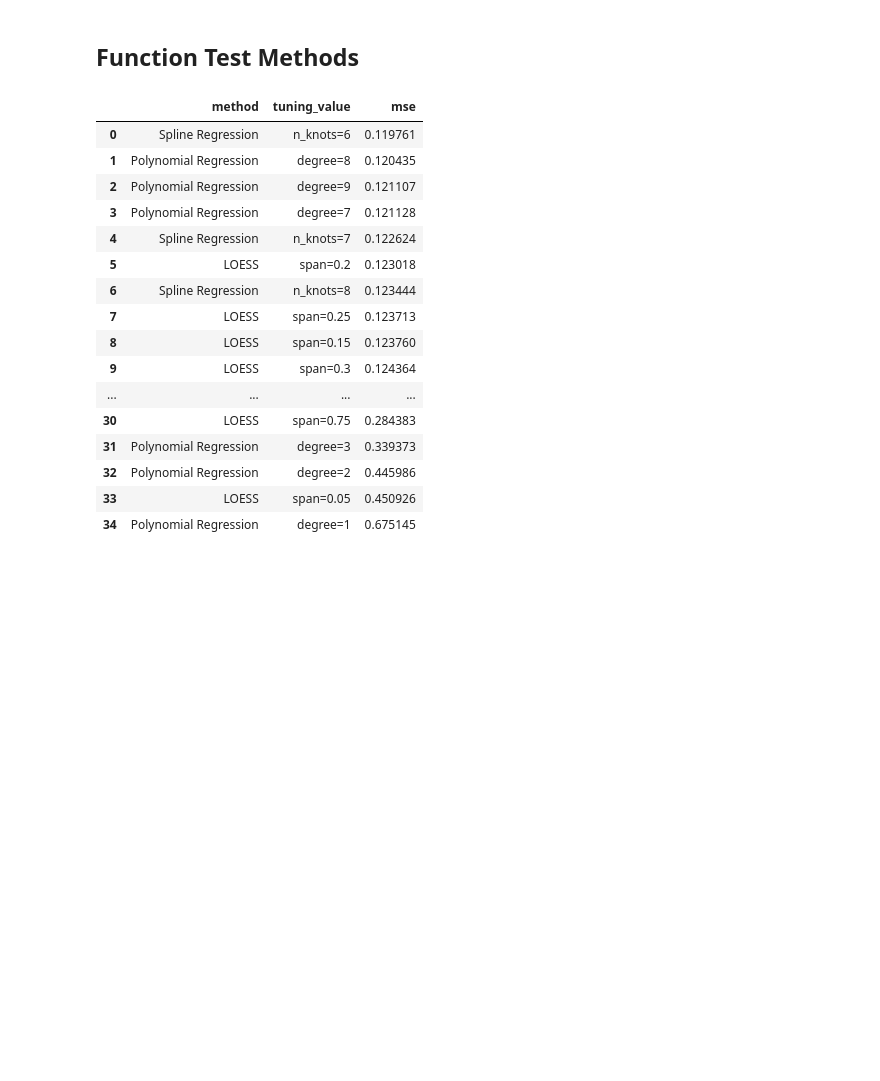
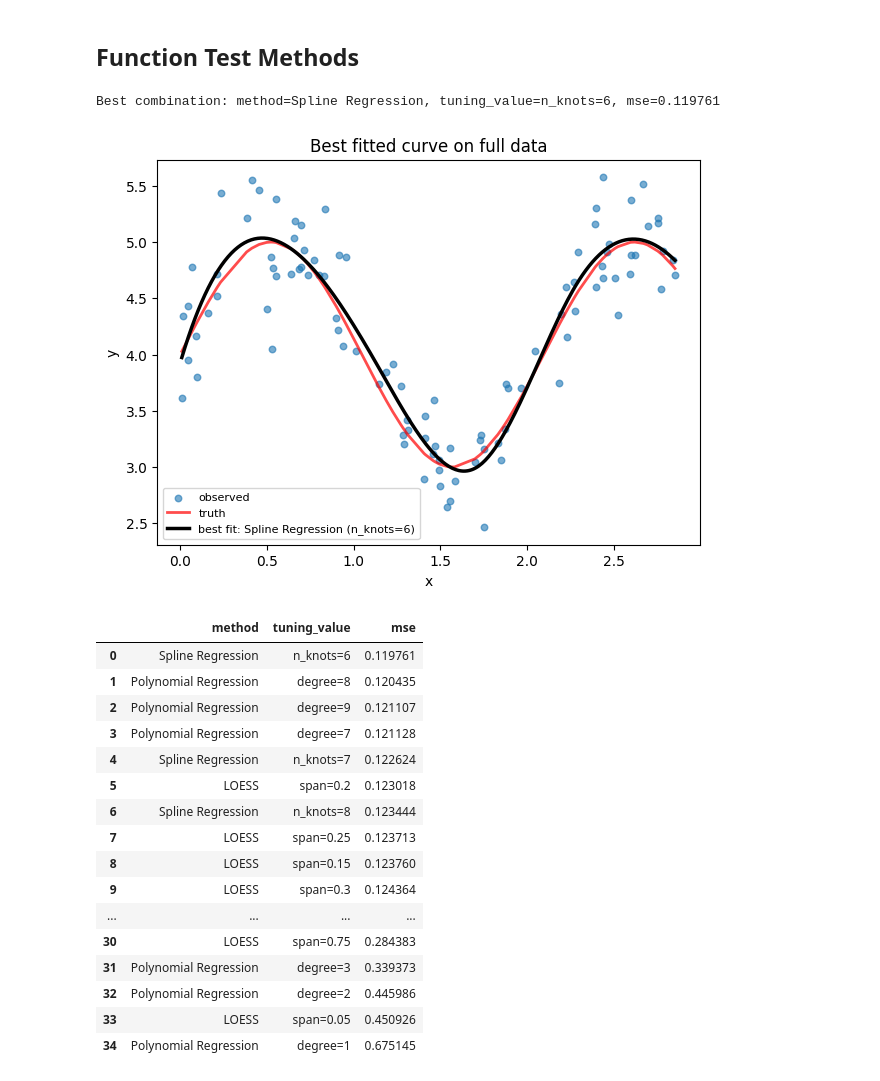
Before and after one commit to sking115422/stat_8330_final_review, a Jupyter notebook: final_exam_practice/exam1_new/p1.ipynb, the cells around one changed output. Cells and saved outputs as stored; diff of their text form; code cells hidden in the pictures; blank space fills up the shorter version.

```diff
--- a/final_exam_practice/exam1_new/p1.ipynb
+++ b/final_exam_practice/exam1_new/p1.ipynb
@@ -261,0 +360,2 @@ fit_spline(X, y, "kfold", 3)
+# %%
+fit_lasso(X, y, "kfold", 0.1,)
@@ -402,0 +546,5 @@ fit_loess(X, y, "kfold", .1)
+# %%
+def _get_tuning_number(tuning_value):
+    """Extract the numeric part from strings like 'degree=3' or 'span=0.2'."""
+
+    return float(str(tuning_value).split("=")[1])
@@ -403,13 +647,11 @@ fit_loess(X, y, "kfold", .1)
 # %%
-def test_methods(data, cv_type="kfold", k=5, seed=RANDOM_SEED):
+def test_methods(data, cv_type="kfold", k=5, seed=RANDOM_SEED, plot_fit=False):
+    """Test all candidate methods across tuning grids and return a sorted MSE table."""
 
-    X_test = data[["x"]].to_numpy()
-    y_test = data["y"].to_numpy()
-    X_test = np.asarray(X_test)
-    if X_test.ndim == 1:
-        X_test = X_test.reshape(-1, 1)
-    y_test = np.asarray(y_test).reshape(-1)
+    # Normalize the input into arrays usable by every helper function.
+    X_test, y_test = _get_xy_from_data(data)
 
+    # Candidate tuning grids. They are intentionally moderate so the whole search is quick.
     tuning_grids = {
         "Polynomial Regression": range(1, 11),
         "Spline Regression": range(3, 11),
@@ -417,8 +659,10 @@ def test_methods(data, cv_type="kfold", k=5, seed=RANDOM_SEED):
         "LOESS": [0.05, 0.10, 0.15, 0.20, 0.25, 0.30, 0.40, 0.50, 0.75],
     }
 
+    # Accumulate one row per method/tuning combination.
     results = []
 
+    # Polynomial degree controls curve flexibility; higher degree can fit more wiggle.
     for deg in tuning_grids["Polynomial Regression"]:
         results.append({
             "method": "Polynomial Regression",
@@ -426,6 +670,7 @@ def test_methods(data, cv_type="kfold", k=5, seed=RANDOM_SEED):
             "mse": fit_poly_reg(X_test, y_test, cv_type, deg, k=k, seed=seed)
         })
 
+    # Number of spline knots controls how many local basis functions are available.
     for n_knots in tuning_grids["Spline Regression"]:
         results.append({
             "method": "Spline Regression",
@@ -433,6 +678,7 @@ def test_methods(data, cv_type="kfold", k=5, seed=RANDOM_SEED):
             "mse": fit_spline(X_test, y_test, cv_type, n_knots, k=k, seed=seed)
         })
 
+    # Bandwidth controls kernel-smoother locality; smaller values make rougher fits.
     for bandwidth in tuning_grids["Kernel Smoother"]:
         results.append({
             "method": "Kernel Smoother",
@@ -440,6 +686,7 @@ def test_methods(data, cv_type="kfold", k=5, seed=RANDOM_SEED):
             "mse": fit_ksmooth(X_test, y_test, cv_type, bandwidth, k=k, seed=seed)
         })
 
+    # Span is the fraction of data used locally by LOESS; smaller values fit more locally.
     for span in tuning_grids["LOESS"]:
         results.append({
             "method": "LOESS",
@@ -447,11 +694,30 @@ def test_methods(data, cv_type="kfold", k=5, seed=RANDOM_SEED):
             "mse": fit_loess(X_test, y_test, cv_type, span, k=k, seed=seed)
         })
 
-    return pd.DataFrame(results).sort_values("mse").reset_index(drop=True)
+    # Sort so the best-performing combination appears first.
+    results_df = pd.DataFrame(results).sort_values("mse").reset_index(drop=True)
+    best_row = results_df.iloc[0]
+
+    # Print the winning combination while still returning the complete search table.
+    print(
+        f"Best combination: method={best_row['method']}, "
+        f"tuning_value={best_row['tuning_value']}, "
+        f"mse={best_row['mse']:.6f}"
+    )
+
+    # Optionally visualize the best method refit on the full data set.
+    if plot_fit:
+        _plot_best_fit(data, X_test, y_test, best_row)
+
+    return results_df
 # %%
-test_results = test_methods(data)
+# Run the full model/tuning comparison, print the winner, plot the best fit,
+# and display the complete sorted MSE table.
+test_results = test_methods(data, plot_fit=True)
 test_results
 # %% [output]
+Best combination: method=Spline Regression, tuning_value=n_knots=6, mse=0.119761
+[figure, added]
 |  | method | tuning_value | mse |
 | 0 | Spline Regression | n_knots=6 | 0.119761 |
 | 1 | Polynomial Regression | degree=8 | 0.120435 |
```
Also changed, not shown: parts of 43 cells of this notebook, 7 other files.
